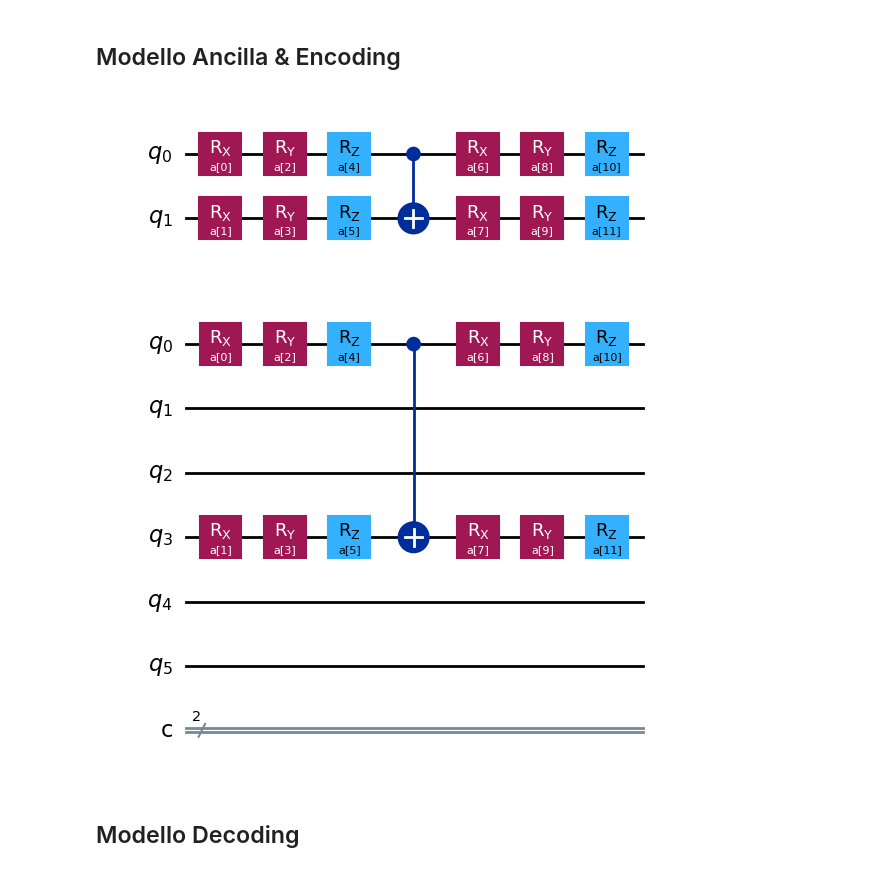
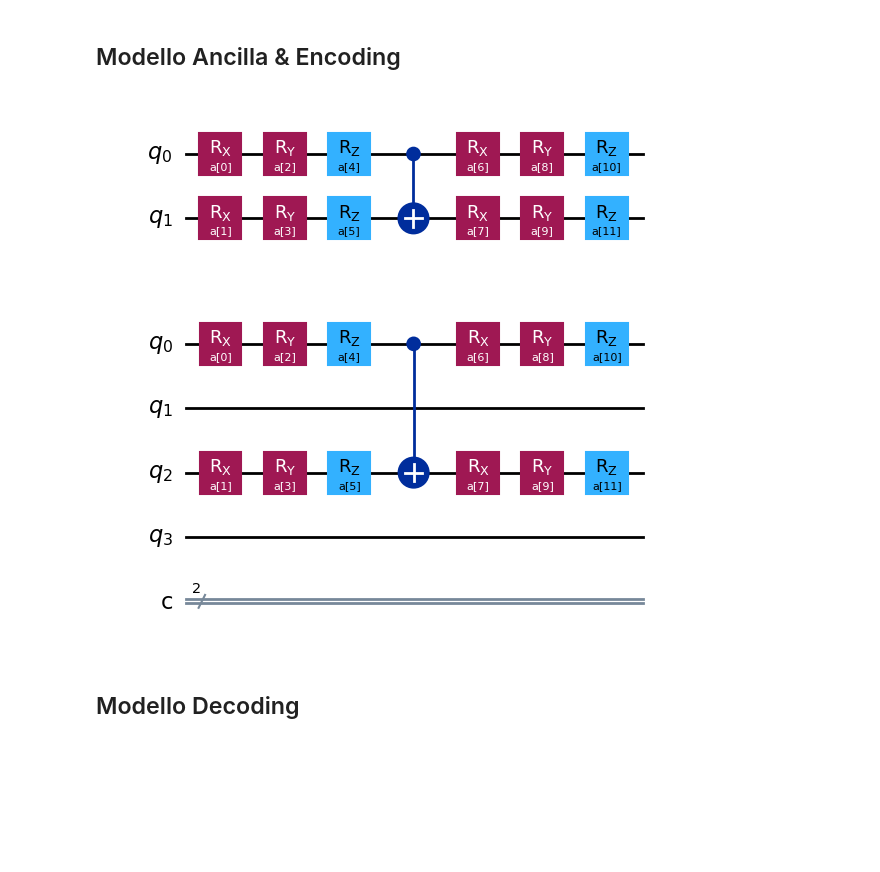
Before and after one commit to remgabryldel/quantum-amplitude-damping-channel, a Jupyter notebook: notebooks/quantum_amplitude_damping_entaglement/q_a_d_entagled.ipynb, the cells around one changed output. Saved outputs shown, nothing was run; the diff lists cells and outputs as text; code cells hidden in the pictures; blank space fills up the shorter version.

```diff
--- a/notebooks/quantum_amplitude_damping_entaglement/q_a_d_entagled.ipynb
+++ b/notebooks/quantum_amplitude_damping_entaglement/q_a_d_entagled.ipynb
@@ -24,25 +24,25 @@ from qadc.utils import *
 # %%
 
 # 2 qubit, rotazioni RX/RY/RZ, entanglement CNOT
 En = n_local(num_qubits=2,
               rotation_blocks=['rx', 'ry', 'rz'],
               entanglement_blocks='cx',
               reps=1,        # quante volte ripetere lo schema
               parameter_prefix="a",
               insert_barriers=False)
 
-qc = QuantumCircuit(6,2)
+qc = QuantumCircuit(4,2)
 # Possiamo per il momento omettere l'ottimizzazione di stati misti, per questo scelgo invece di 6 qubit, 4 qubit di cui 2
 # di sistema e 2 di ambiente
 # qc.compose(AncillaInitializationCircuit(Parameter("A")),[0,2], inplace=True )
 # qc.compose(AncillaInitializationCircuit(Parameter("B")),[3,5], inplace=True )
 
-qc.compose(En, [0,3], inplace=True) # con ancilla avrò [0,3]
+qc.compose(En, [0,2], inplace=True) # con ancilla avrò [0,3]
 display(En.draw("mpl"))
 display(qc.draw("mpl"))
 # %% [output]
 [figure]
-[figure, old version]
+[figure, new version]
 # %% [markdown]
 ## Modello Decoding
 # %%
```
Also changed, not shown: parts of 1 cell of this notebook, 2 other files.
